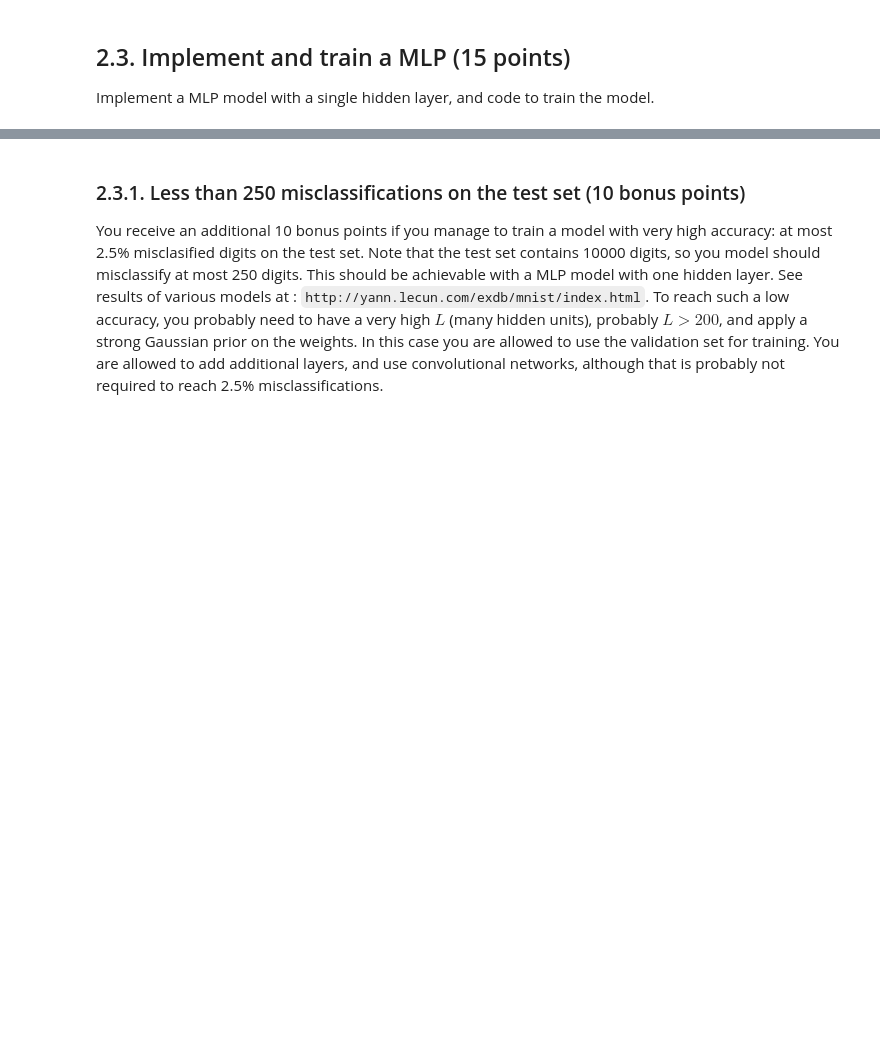
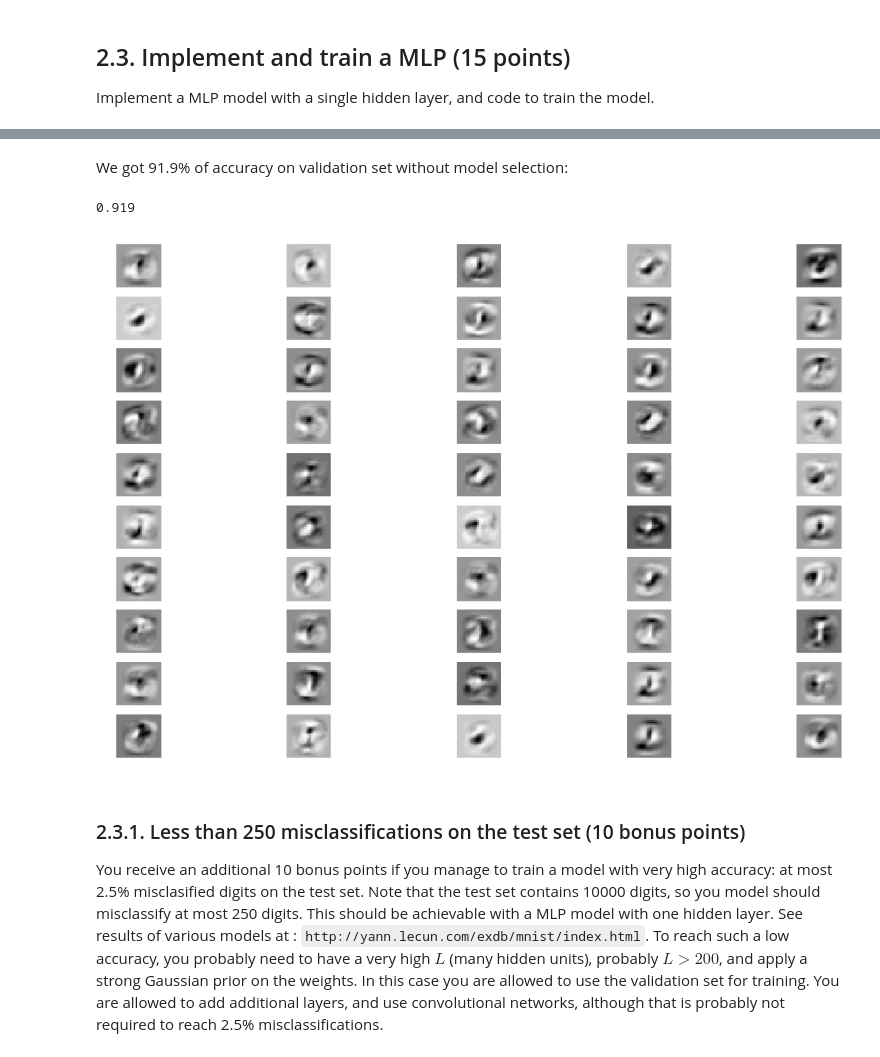
Before and after one commit to Ignotus/uva-machine-learning, a Jupyter notebook: Lab2/Lab2.ipynb, the cells around one changed output, grey strips where cells are left out. Drawn from its saved outputs; the diff is of its cells as text; code cells hidden in the pictures; blank space fills up the shorter version.

```diff
--- a/Lab2/Lab2.ipynb
+++ b/Lab2/Lab2.ipynb
@@ -403,3 +429,29 @@ You derived equations for finding the _maximum likelihood_ solution of the param
 ## 2.3. Implement and train a MLP (15 points)
 
 Implement a MLP model with a single hidden layer, and code to train the model.
+# %%
+def mlperceptron_gradient(x, t, W, b, V, a, a1=0.001, a2=0.001):
+    h = 1 / (1 + np.exp(-x.dot(V) - a))
+    log_q = h.dot(W) + b
+
+    a = np.max(log_q)
+    logZ = a + np.log(np.sum(np.exp(log_q - a)))
+    Z = np.exp(logZ)
+
+    grad_b = -np.exp(log_q) / Z
+    grad_b[t] += 1
+
+    grad_W = h[np.newaxis].T.dot(grad_b[np.newaxis]) - a2 * W
+
+    grad_h = W[:,t].dot(grad_b[t])
+    grad_a = grad_h * h * (1 - h)
+
+    grad_V = x[np.newaxis].T.dot(grad_a[np.newaxis]) - a1 * V
+    return grad_W, grad_b, grad_V, grad_a
+
+def init_mlperceptron_weights(num_of_features, num_of_class, L):
+    W = (np.random.random_sample((L, num_of_class)) - 0.5) * 0.001
+    b = (np.random.random_sample(num_of_class) - 0.5) * 0.001
+    V = (np.random.random_sample((num_of_features, L)) - 0.5) * 0.001
+    a = (np.random.random_sample(L) - 0.5) * 0.001
+    return W, b, V, a
@@ -406,3 +527,19 @@ Implement a MLP model with a single hidden layer, and code to train the model.
+# %% [markdown]
+We got 91.9% of accuracy on validation set without model selection:
+# %%
+# Test
+prediction = predict_mlperceptron(W, b, V, a, x_valid)
+correctness = t_valid == prediction
+accuracy = len(correctness[correctness == True]) / float(len(t_valid))
+print accuracy
+# %% [output]
+0.919
+# %%
+figure = plt.figure()
+figure.set_size_inches((16, 10))
+plot_digits(V.T, numcols=5)
+# %% [output]
+[figure, added]
 # %% [markdown]
 ### 2.3.1. Less than 250 misclassifications on the test set (10 bonus points)
 
```
Also changed, not shown: parts of 20 cells of this notebook.
